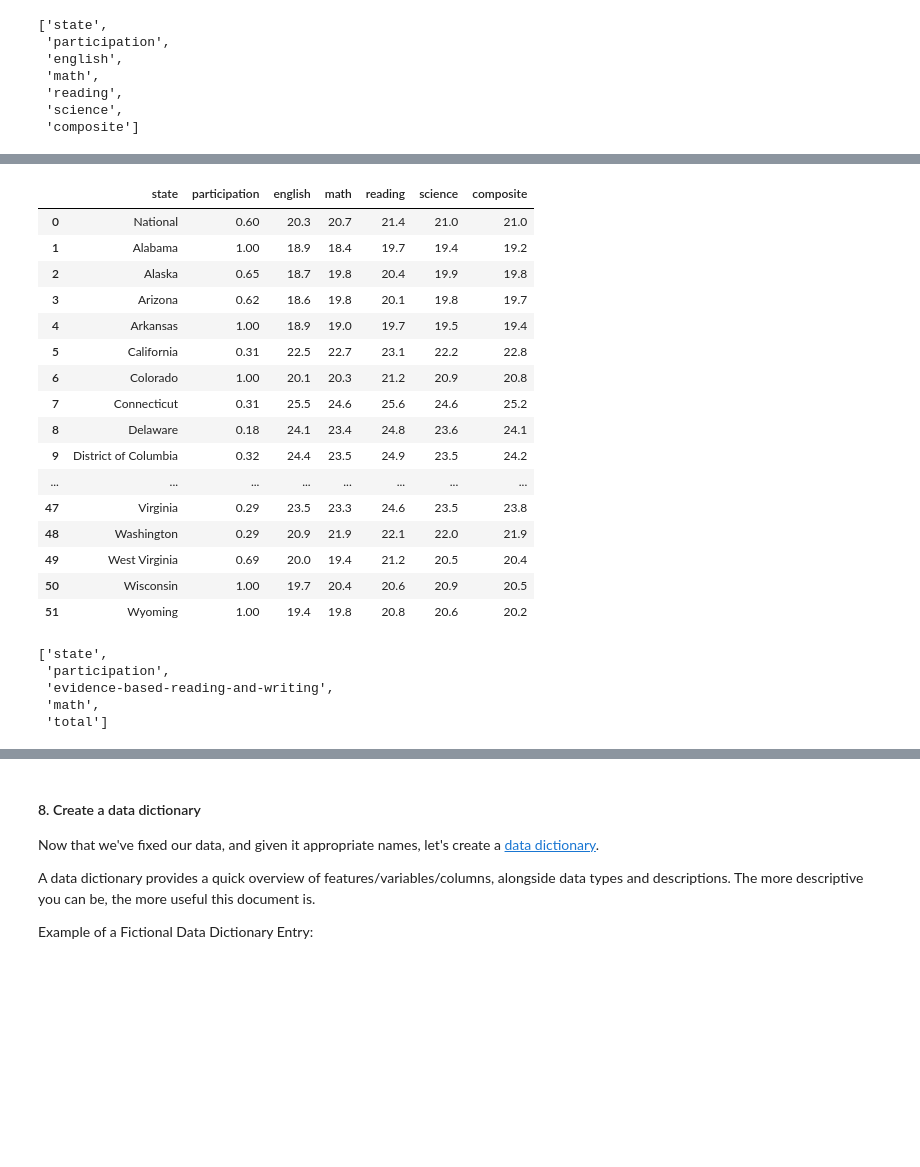
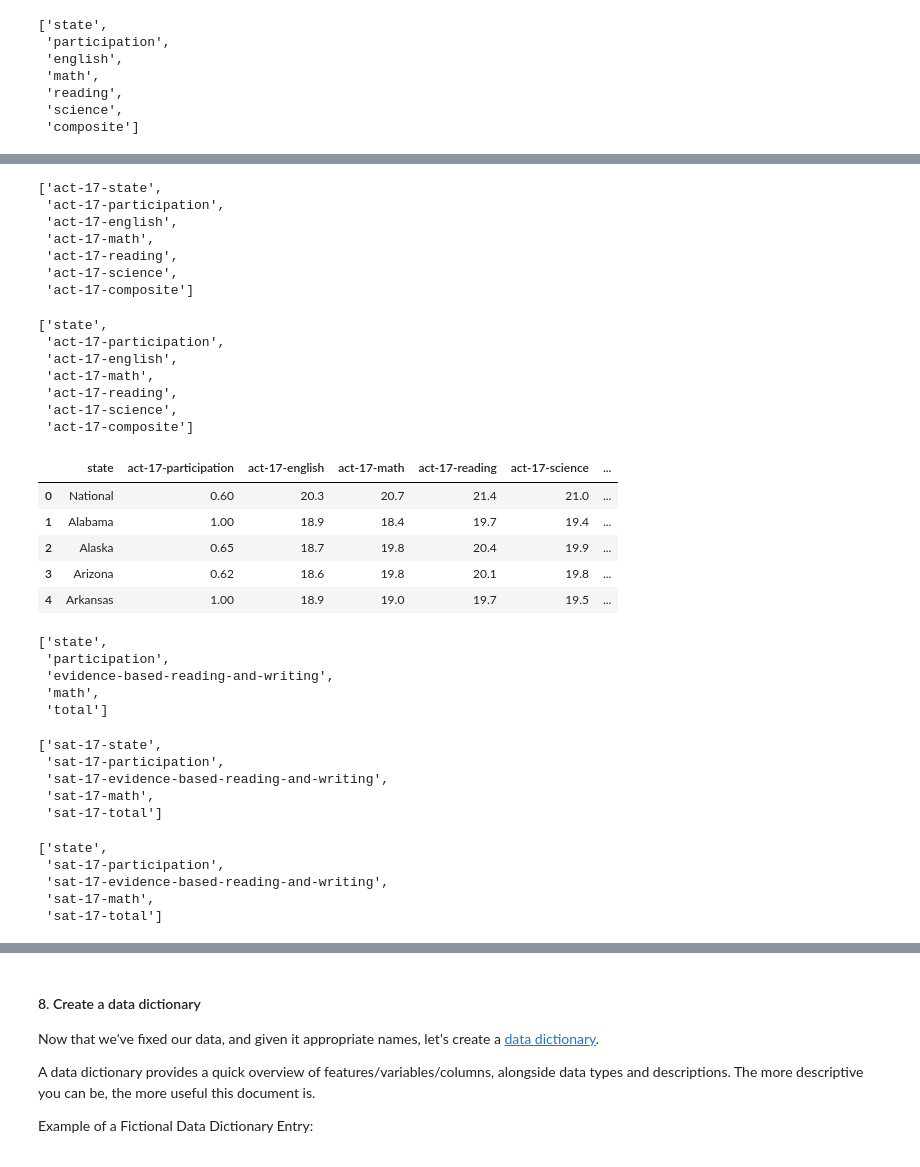
Before and after one commit to viviloaf/general-assembly, a Jupyter notebook: projects/project-1-master/code/project-1-starter-code.ipynb, the cells around one changed output, grey strips where cells are left out. Drawn from its saved outputs; the diff is of its cells as text; code cells hidden in the pictures; blank space fills up the shorter version.

```diff
--- a/projects/project-1-master/code/project-1-starter-code.ipynb
+++ b/projects/project-1-master/code/project-1-starter-code.ipynb
@@ -437,8 +458,8 @@ throwaway = fixed_act_2017
 # %%
 #code
 
-lowercase_columns = [i.lower() for i in list(fixed_act_2017.columns)]
-lowercase_columns
+act_columns = [i.lower() for i in list(fixed_act_2017.columns)]
+act_columns
 # %% [output]
 ['state',
  'participation',
@@ -458,2 +475,15 @@ Index(['state', 'participation', 'english', 'math', 'reading', 'science',
 # %%
 # Okay, the above works so now we are going to do it to the fixed data
+# %%
+# changing this entry to specify for act
+act_columns = ['act-17-'+i for i in act_columns]
+# %%
+act_columns
+# %% [output]
+['act-17-state',
+ 'act-17-participation',
+ 'act-17-english',
+ 'act-17-math',
+ 'act-17-reading',
+ 'act-17-science',
+ 'act-17-composite']
@@ -460,25 +492,26 @@ Index(['state', 'participation', 'english', 'math', 'reading', 'science',
+# %%
+act_columns[0] = 'state'
+# %%
+act_columns
+# %% [output]
+['state',
+ 'act-17-participation',
+ 'act-17-english',
+ 'act-17-math',
+ 'act-17-reading',
+ 'act-17-science',
+ 'act-17-composite']
 # %%
-fixed_act_2017.columns = lowercase_columns
+fixed_act_2017.columns = act_columns
 # %%
-fixed_act_2017
+fixed_act_2017.head()
 # %% [output]
-|  | state | participation | english | math | reading | science | composite |
-| 0 | National | 0.60 | 20.3 | 20.7 | 21.4 | 21.0 | 21.0 |
-| 1 | Alabama | 1.00 | 18.9 | 18.4 | 19.7 | 19.4 | 19.2 |
-| 2 | Alaska | 0.65 | 18.7 | 19.8 | 20.4 | 19.9 | 19.8 |
-| 3 | Arizona | 0.62 | 18.6 | 19.8 | 20.1 | 19.8 | 19.7 |
-| 4 | Arkansas | 1.00 | 18.9 | 19.0 | 19.7 | 19.5 | 19.4 |
-| 5 | California | 0.31 | 22.5 | 22.7 | 23.1 | 22.2 | 22.8 |
-| 6 | Colorado | 1.00 | 20.1 | 20.3 | 21.2 | 20.9 | 20.8 |
-| 7 | Connecticut | 0.31 | 25.5 | 24.6 | 25.6 | 24.6 | 25.2 |
-| 8 | Delaware | 0.18 | 24.1 | 23.4 | 24.8 | 23.6 | 24.1 |
-| 9 | District of Columbia | 0.32 | 24.4 | 23.5 | 24.9 | 23.5 | 24.2 |
-| ... | ... | ... | ... | ... | ... | ... | ... |
-| 47 | Virginia | 0.29 | 23.5 | 23.3 | 24.6 | 23.5 | 23.8 |
-| 48 | Washington | 0.29 | 20.9 | 21.9 | 22.1 | 22.0 | 21.9 |
-| 49 | West Virginia | 0.69 | 20.0 | 19.4 | 21.2 | 20.5 | 20.4 |
-| 50 | Wisconsin | 1.00 | 19.7 | 20.4 | 20.6 | 20.9 | 20.5 |
-| 51 | Wyoming | 1.00 | 19.4 | 19.8 | 20.8 | 20.6 | 20.2 |
+|  | state | act-17-participation | act-17-english | act-17-math | act-17-reading | act-17-science | ... |
+| 0 | National | 0.60 | 20.3 | 20.7 | 21.4 | 21.0 | ... |
+| 1 | Alabama | 1.00 | 18.9 | 18.4 | 19.7 | 19.4 | ... |
+| 2 | Alaska | 0.65 | 18.7 | 19.8 | 20.4 | 19.9 | ... |
+| 3 | Arizona | 0.62 | 18.6 | 19.8 | 20.1 | 19.8 | ... |
+| 4 | Arkansas | 1.00 | 18.9 | 19.0 | 19.7 | 19.5 | ... |
 # %%
 sat_lowercase = ['-'.join(i.split()).lower() for i in list(fixed_sat_2017.columns)]
 sat_lowercase
@@ -490,0 +526,8 @@ sat_lowercase
+# %%
+sat_lowercase
+# %% [output]
+['sat-17-state',
+ 'sat-17-participation',
+ 'sat-17-evidence-based-reading-and-writing',
+ 'sat-17-math',
+ 'sat-17-total']
@@ -491,3 +539,11 @@ sat_lowercase
+# %%
+sat_lowercase
+# %% [output]
+['state',
+ 'sat-17-participation',
+ 'sat-17-evidence-based-reading-and-writing',
+ 'sat-17-math',
+ 'sat-17-total']
 # %%
 fixed_sat_2017.columns = sat_lowercase
 # %%
```
Also changed, not shown: parts of 82 cells of this notebook.
